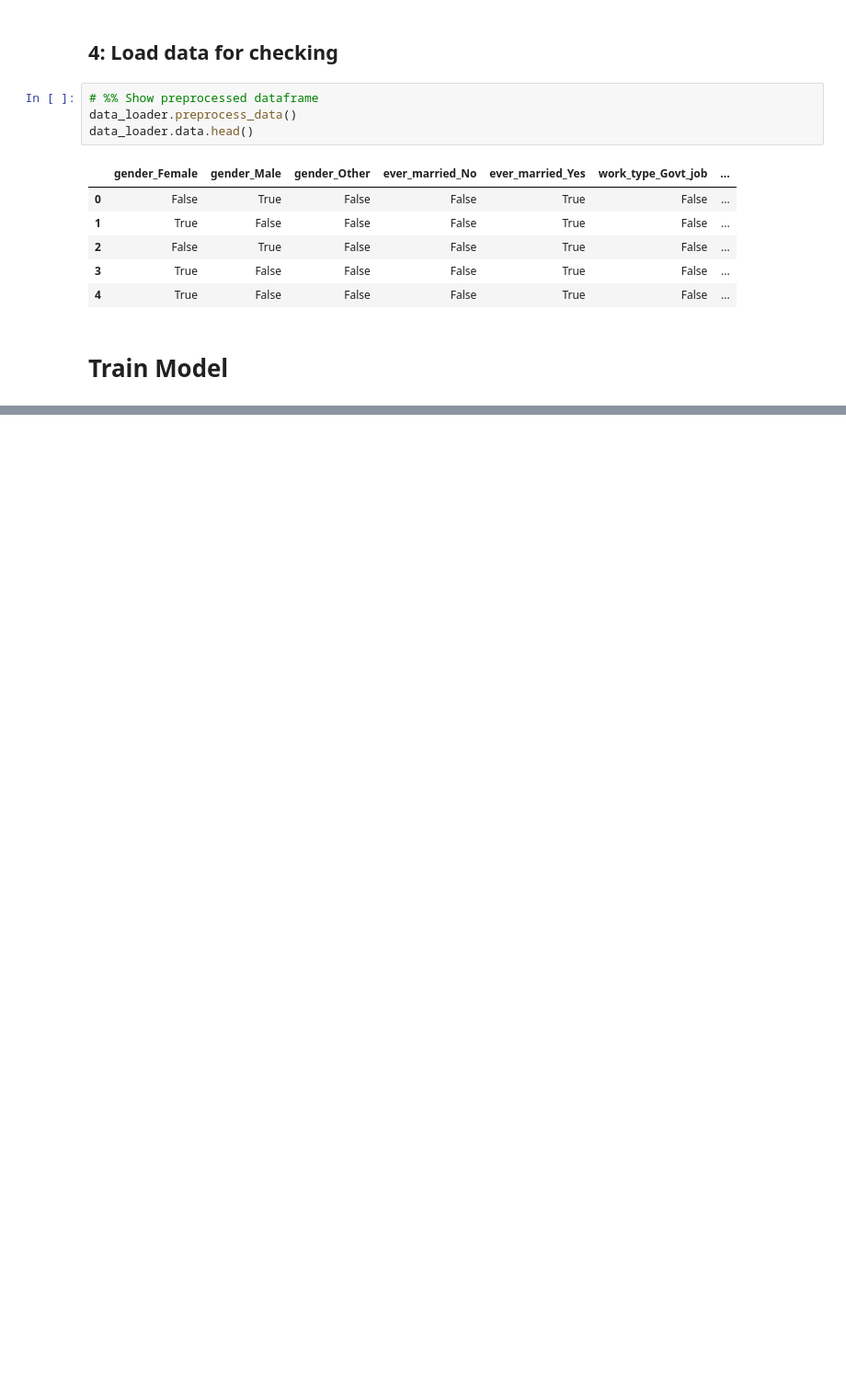
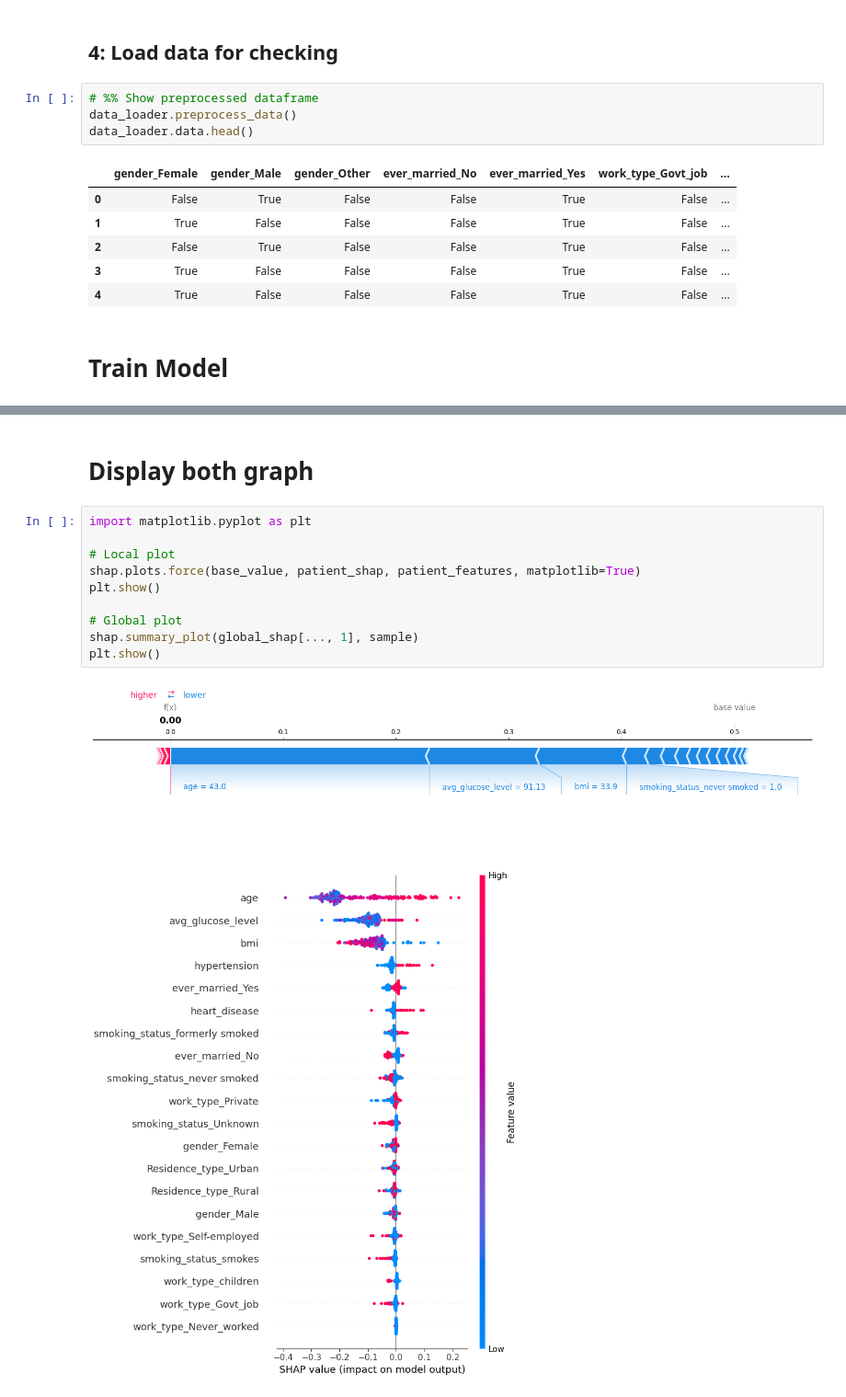
Before and after one commit to esther-pui/WQF7009-Assignment-1, a Jupyter notebook: stroke_prediction.ipynb, the cells around one changed output, grey strips where cells are left out. Shown at 92% size. Cells and saved outputs as stored; diff of their text form; blank space fills up the shorter version.

```diff
--- a/stroke_prediction.ipynb
+++ b/stroke_prediction.ipynb
@@ -133,0 +195,15 @@ Model training is complete!
+# %% [markdown]
+# **Display both graph**
+# %%
+import matplotlib.pyplot as plt
+
+# Local plot
+shap.plots.force(base_value, patient_shap, patient_features, matplotlib=True)
+plt.show()
+
+# Global plot
+shap.summary_plot(global_shap[..., 1], sample)
+plt.show()
+# %% [output]
+[figure, added]
+[figure, added]
```
Also changed, not shown: parts of 8 cells of this notebook.
